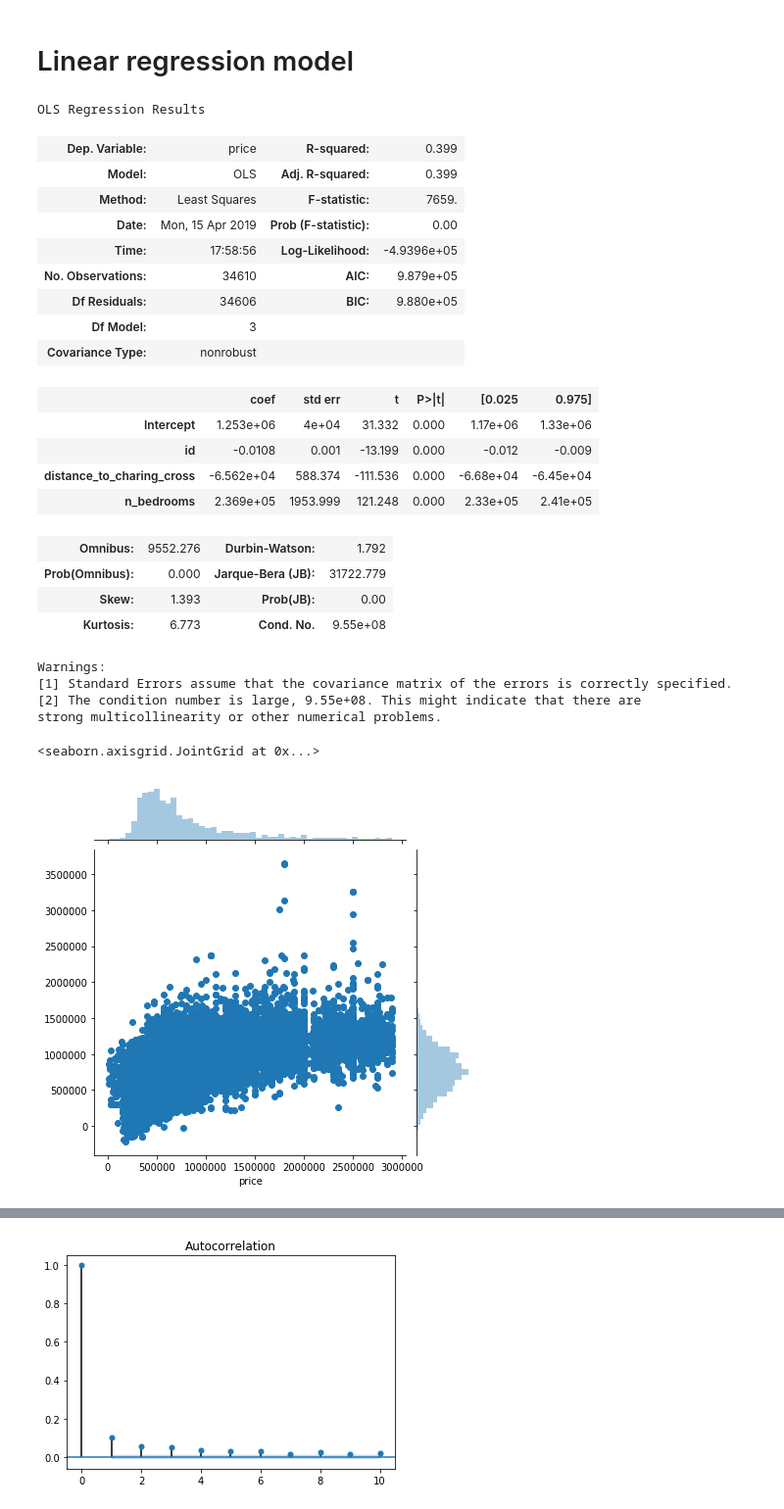
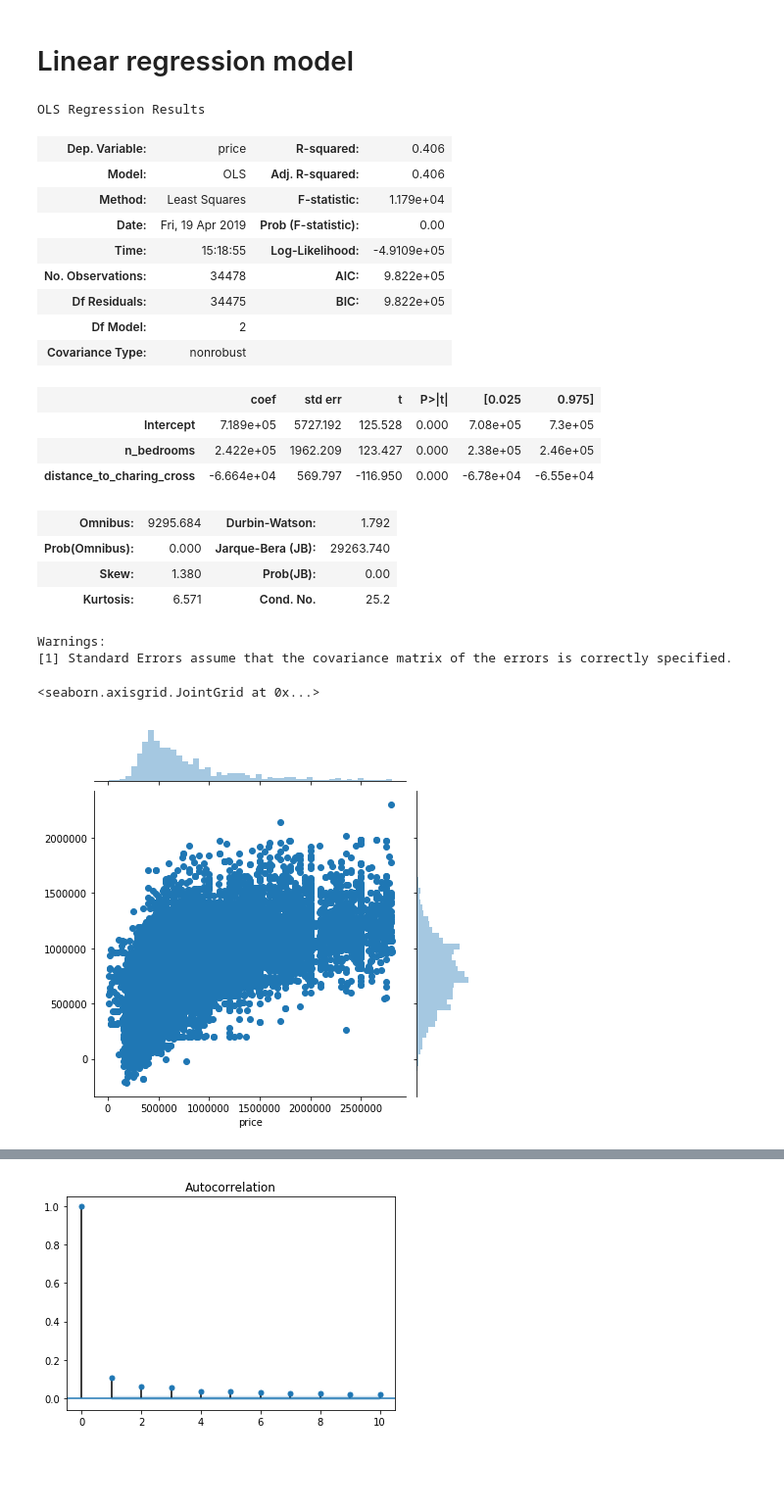
Before and after one commit to NhuNL/Linear-regression, a Jupyter notebook: Zoopla - London House Price.ipynb, the cells around one changed output, grey strips where cells are left out. Shown at 98% size. Saved outputs shown, nothing was run; the diff lists cells and outputs as text; code cells hidden in the pictures; blank space fills up the shorter version.

```diff
--- a/Zoopla - London House Price.ipynb
+++ b/Zoopla - London House Price.ipynb
@@ -136,0 +161,3 @@ df['size_sqft'].isnull().sum()
+# %%
+df=df[df['n_bathrooms'] < 6]
+df['n_bathrooms'].unique()
@@ -179,8 +230,3 @@ sns.heatmap(df.corr(),cmap='coolwarm',annot=True)
 - Based on the heatmap, we can see that n_bedrooms and n_bathrooms are high correlated to each other, and they both are strong positive correlation with target variable (price). So, we can focus on n_bedrooms as one of the top featues.
 - Distance to charring cross has strong negative correlation with price.
 - For the linear regress model, I will choose two top features (distance_to_charringcross, and n_bedrooms).
-# %%
-#change this variable name if you want to use agency later (doing one hot encoding)
-
-df = df[['id', 'distance_to_charing_cross',
-      'n_bedrooms', 'price']]
@@ -187 +252,3 @@ df = df[['id', 'distance_to_charing_cross',
+# %%
+df_reduced = df[['n_bedrooms', 'distance_to_charing_cross','price']]
 # %%
@@ -192,37 +259,35 @@ sns.pairplot(df)
 # %% [markdown]
 # Linear regression model
 # %%
-formula = 'price ~ ' + ' + '.join(x for x in df.columns if x != 'price')
-model_full = smf.ols(formula, data=df).fit()
+# Create a linear regresson model for reduced dataset
+formula = 'price ~ ' + ' + '.join(x for x in df_reduced.columns if x != 'price')
+model_reduced = smf.ols(formula, data=df_reduced).fit()
 # %%
-model_full.summary()
+model_reduced.summary()
 # %% [output]
 OLS Regression Results
-| Dep. Variable: | price | R-squared: | 0.399 |
-| Model: | OLS | Adj. R-squared: | 0.399 |
-| Method: | Least Squares | F-statistic: | 7659. |
-| Date: | Mon, 15 Apr 2019 | Prob (F-statistic): | 0.00 |
-| Time: | 17:58:56 | Log-Likelihood: | -4.9396e+05 |
-| No. Observations: | 34610 | AIC: | 9.879e+05 |
-| Df Residuals: | 34606 | BIC: | 9.880e+05 |
-| Df Model: | 3 |  |  |
+| Dep. Variable: | price | R-squared: | 0.406 |
+| Model: | OLS | Adj. R-squared: | 0.406 |
+| Method: | Least Squares | F-statistic: | 1.179e+04 |
+| Date: | Fri, 19 Apr 2019 | Prob (F-statistic): | 0.00 |
+| Time: | 15:18:55 | Log-Likelihood: | -4.9109e+05 |
+| No. Observations: | 34478 | AIC: | 9.822e+05 |
+| Df Residuals: | 34475 | BIC: | 9.822e+05 |
+| Df Model: | 2 |  |  |
 | Covariance Type: | nonrobust |  |  |
 |  | coef | std err | t | P>|t| | [0.025 | 0.975] |
-| Intercept | 1.253e+06 | 4e+04 | 31.332 | 0.000 | 1.17e+06 | 1.33e+06 |
-| id | -0.0108 | 0.001 | -13.199 | 0.000 | -0.012 | -0.009 |
-| distance_to_charing_cross | -6.562e+04 | 588.374 | -111.536 | 0.000 | -6.68e+04 | -6.45e+04 |
-| n_bedrooms | 2.369e+05 | 1953.999 | 121.248 | 0.000 | 2.33e+05 | 2.41e+05 |
+| Intercept | 7.189e+05 | 5727.192 | 125.528 | 0.000 | 7.08e+05 | 7.3e+05 |
+| n_bedrooms | 2.422e+05 | 1962.209 | 123.427 | 0.000 | 2.38e+05 | 2.46e+05 |
+| distance_to_charing_cross | -6.664e+04 | 569.797 | -116.950 | 0.000 | -6.78e+04 | -6.55e+04 |
-| Omnibus: | 9552.276 | Durbin-Watson: | 1.792 |
-| Prob(Omnibus): | 0.000 | Jarque-Bera (JB): | 31722.779 |
-| Skew: | 1.393 | Prob(JB): | 0.00 |
-| Kurtosis: | 6.773 | Cond. No. | 9.55e+08 |
+| Omnibus: | 9295.684 | Durbin-Watson: | 1.792 |
+| Prob(Omnibus): | 0.000 | Jarque-Bera (JB): | 29263.740 |
+| Skew: | 1.380 | Prob(JB): | 0.00 |
+| Kurtosis: | 6.571 | Cond. No. | 25.2 |
 Warnings:
 [1] Standard Errors assume that the covariance matrix of the errors is correctly specified.
-[2] The condition number is large, 9.55e+08. This might indicate that there are
-strong multicollinearity or other numerical problems.
 # %%
-sns.jointplot(df['price'], model_full.fittedvalues)
+sns.jointplot(df_reduced['price'], model_reduced.fittedvalues)
 # %% [output]
 <seaborn.axisgrid.JointGrid at 0x...>
-[figure, old version]
+[figure, new version]
 # %%
```
Also changed, not shown: parts of 25 cells of this notebook.
